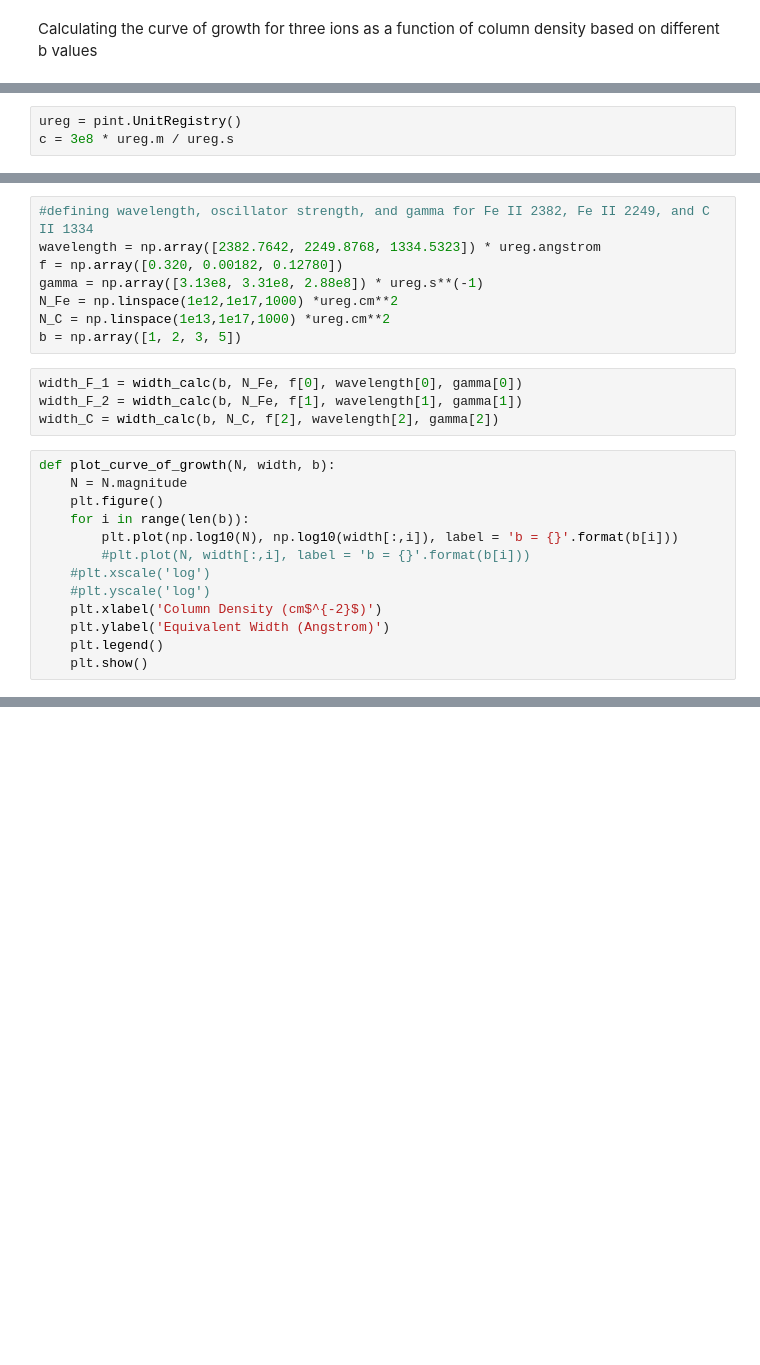
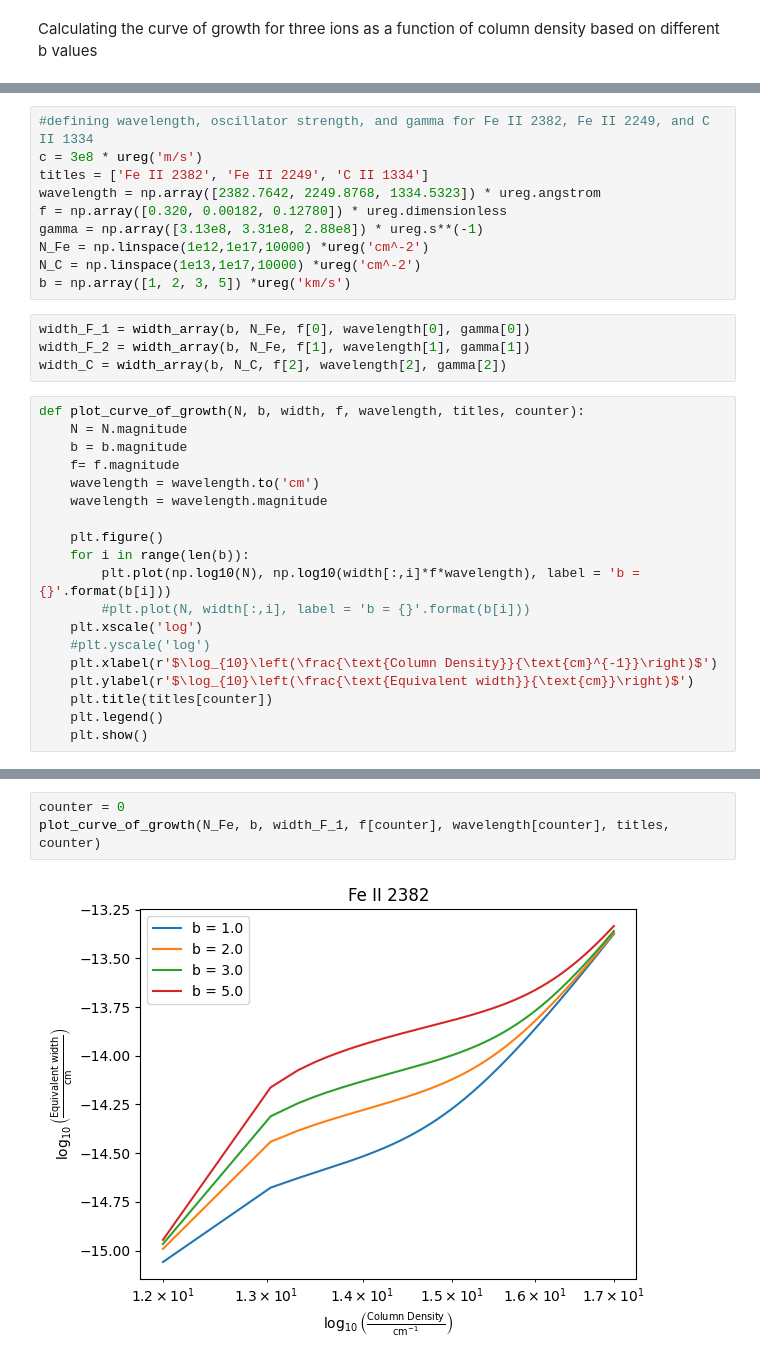
Before and after one commit to aryana-haghjoo/ISM_assignments, a Jupyter notebook: HWW4.ipynb, the cells around one changed output, grey strips where cells are left out. Cells and saved outputs as stored; diff of their text form; blank space fills up the shorter version.

Commit message:
fixed the plots, need to fix the zooming

```diff
--- a/HWW4.ipynb
+++ b/HWW4.ipynb
@@ -7,3 +8,0 @@ import pint
-# %%
-ureg = pint.UnitRegistry()
-c = 3e8 * ureg.m / ureg.s
@@ -34,26 +111,34 @@ def width_calc(b, N, f, wavelength, gamma):
     return width
 # %%
 #defining wavelength, oscillator strength, and gamma for Fe II 2382, Fe II 2249, and C II 1334
+c = 3e8 * ureg('m/s')
+titles = ['Fe II 2382', 'Fe II 2249', 'C II 1334']
 wavelength = np.array([2382.7642, 2249.8768, 1334.5323]) * ureg.angstrom
-f = np.array([0.320, 0.00182, 0.12780])
+f = np.array([0.320, 0.00182, 0.12780]) * ureg.dimensionless
 gamma = np.array([3.13e8, 3.31e8, 2.88e8]) * ureg.s**(-1)
-N_Fe = np.linspace(1e12,1e17,1000) *ureg.cm**2
-N_C = np.linspace(1e13,1e17,1000) *ureg.cm**2
-b = np.array([1, 2, 3, 5])
+N_Fe = np.linspace(1e12,1e17,10000) *ureg('cm^-2')
+N_C = np.linspace(1e13,1e17,10000) *ureg('cm^-2')
+b = np.array([1, 2, 3, 5]) *ureg('km/s')
 # %%
-width_F_1 = width_calc(b, N_Fe, f[0], wavelength[0], gamma[0])
-width_F_2 = width_calc(b, N_Fe, f[1], wavelength[1], gamma[1])
-width_C = width_calc(b, N_C, f[2], wavelength[2], gamma[2])
+width_F_1 = width_array(b, N_Fe, f[0], wavelength[0], gamma[0])
+width_F_2 = width_array(b, N_Fe, f[1], wavelength[1], gamma[1])
+width_C = width_array(b, N_C, f[2], wavelength[2], gamma[2])
 # %%
-def plot_curve_of_growth(N, width, b):
+def plot_curve_of_growth(N, b, width, f, wavelength, titles, counter):
     N = N.magnitude
+    b = b.magnitude
+    f= f.magnitude
+    wavelength = wavelength.to('cm')
+    wavelength = wavelength.magnitude
+
     plt.figure()
     for i in range(len(b)):
-        plt.plot(np.log10(N), np.log10(width[:,i]), label = 'b = {}'.format(b[i]))
+        plt.plot(np.log10(N), np.log10(width[:,i]*f*wavelength), label = 'b = {}'.format(b[i]))
         #plt.plot(N, width[:,i], label = 'b = {}'.format(b[i]))
-    #plt.xscale('log')
+    plt.xscale('log')
     #plt.yscale('log')
-    plt.xlabel('Column Density (cm$^{-2}$)')
-    plt.ylabel('Equivalent Width (Angstrom)')
+    plt.xlabel(r'$\log_{10}\left(\frac{\text{Column Density}}{\text{cm}^{-1}}\right)$')
+    plt.ylabel(r'$\log_{10}\left(\frac{\text{Equivalent width}}{\text{cm}}\right)$')
+    plt.title(titles[counter])
     plt.legend()
     plt.show()
@@ -63,0 +145,5 @@ plot_curve_of_growth(N_Fe, width_F_1, b)
+# %%
+counter = 0
+plot_curve_of_growth(N_Fe, b, width_F_1, f[counter], wavelength[counter], titles, counter)
+# %% [output]
+[figure, added]
```
Also changed, not shown: parts of 10 cells of this notebook.
